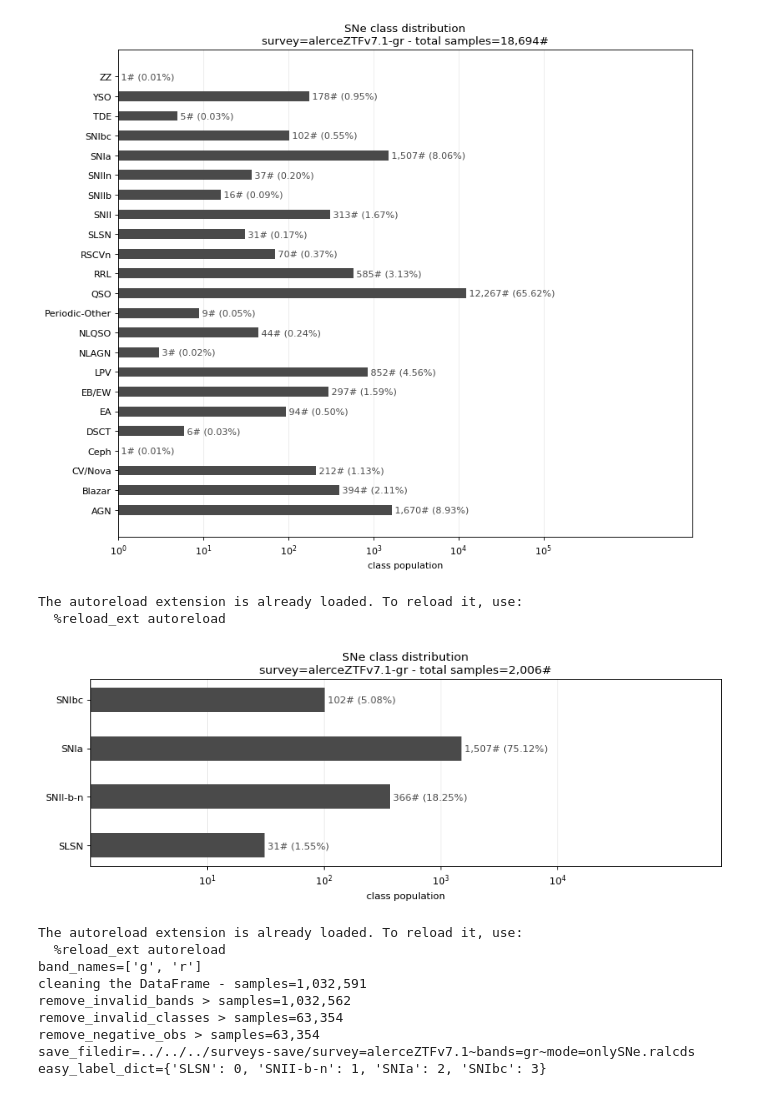
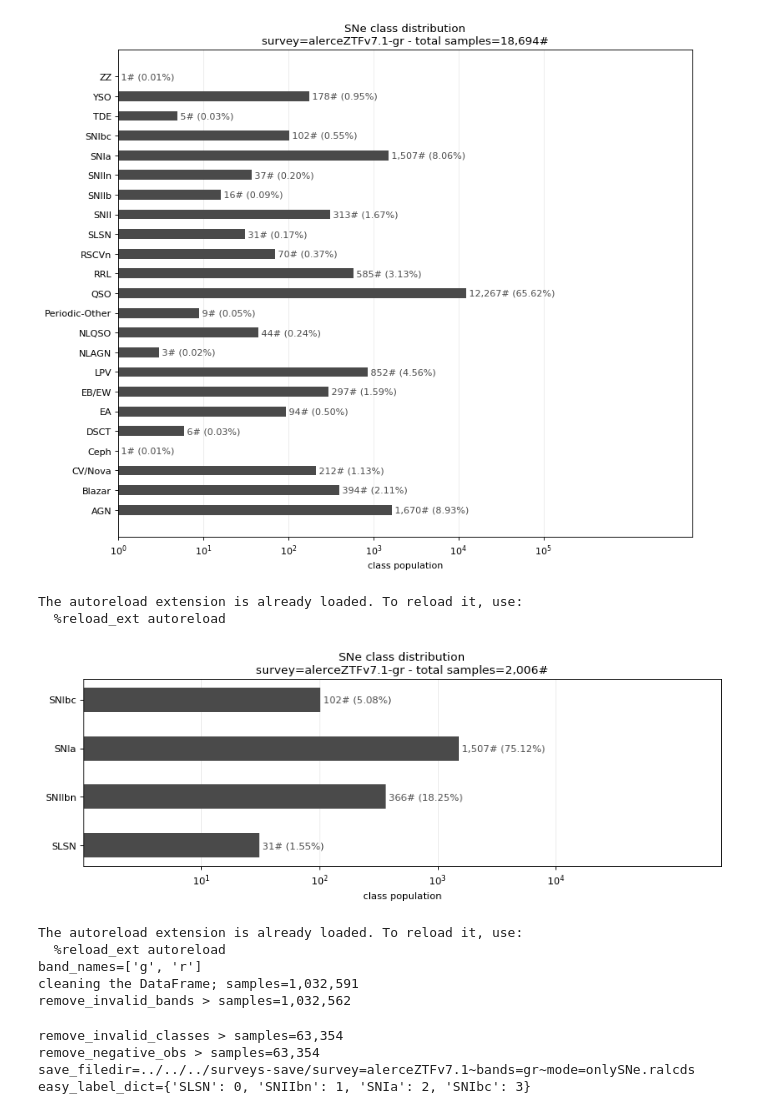
Before and after one commit to oscarpimentel/astro-lightcurves-handler, a Jupyter notebook: experiments/surveys-exports/alerceZTF_v7.1.ipynb, the cells around one changed output. Saved outputs shown, nothing was run; the diff lists cells and outputs as text; code cells hidden in the pictures.

```diff
--- a/experiments/surveys-exports/alerceZTF_v7.1.ipynb
+++ b/experiments/surveys-exports/alerceZTF_v7.1.ipynb
@@ -174,39 +174,39 @@ elif mode=='onlySNe':
         'invalid_classes':[],
         'query_classes':DF_SN_LIST,
         'merge_classes_dict':{
-            'SNII-b-n':['SNII', 'SNIIb', 'SNIIn'],
+            'SNIIbn':['SNII', 'SNIIb', 'SNIIn'],
         },
     }
 elif mode=='onlySNe-SLSN':
     kwargs = {
         'invalid_classes':[],
         'query_classes':[sn for sn in DF_SN_LIST if not sn=='SLSN'],
         'merge_classes_dict':{
-            'SNII-b-n':['SNII', 'SNIIb', 'SNIIn'],
+            'SNIIbn':['SNII', 'SNIIb', 'SNIIn'],
         },
     }
 
 elif mode=='onlySNIa':
     kwargs = {
         'invalid_classes':[],
         'query_classes':DF_SN_LIST,
         'merge_classes_dict':{
             'non-SNIa':['SLSN' ,'SNII', 'SNIIb', 'SNIIn', 'SNIbc'],
         },
     }
 
 elif mode=='RRCeph':
     invalid_classes = []
     query_classes = ['RRL','Ceph']
     to_merge_classes_dic = {}
 
 lcDictionaryCreator.update_labels_df(**kwargs)
 lcDictionaryCreator.plot_class_distribution(uses_log_scale=1)
 #assert 0
 # %% [output]
 The autoreload extension is already loaded. To reload it, use:
   %reload_ext autoreload
-[figure, old version]
+[figure, new version]
 # %%
 %load_ext autoreload
 %autoreload 2
@@ -226,11 +226,11 @@ lcdataset = lcDictionaryCreator.export_dictionary(description, save_folder, **kw
 The autoreload extension is already loaded. To reload it, use:
   %reload_ext autoreload
 band_names=['g', 'r']
-cleaning the DataFrame - samples=1,032,591
+cleaning the DataFrame; samples=1,032,591
 remove_invalid_bands > samples=1,032,562
-remove_invalid_classes > samples=63,354
-remove_negative_obs > samples=63,354
-save_filedir=../../../surveys-save/survey=alerceZTFv7.1~bands=gr~mode=onlySNe.ralcds
-easy_label_dict={'SLSN': 0, 'SNII-b-n': 1, 'SNIa': 2, 'SNIbc': 3}
+remove_invalid_classes > samples=63,354
+remove_negative_obs > samples=63,354
+save_filedir=../../../surveys-save/survey=alerceZTFv7.1~bands=gr~mode=onlySNe.ralcds
+easy_label_dict={'SLSN': 0, 'SNIIbn': 1, 'SNIa': 2, 'SNIbc': 3}
 # %%
 print(lcdataset)
```
Also changed, not shown: parts of 3 cells of this notebook, 13 other files.
